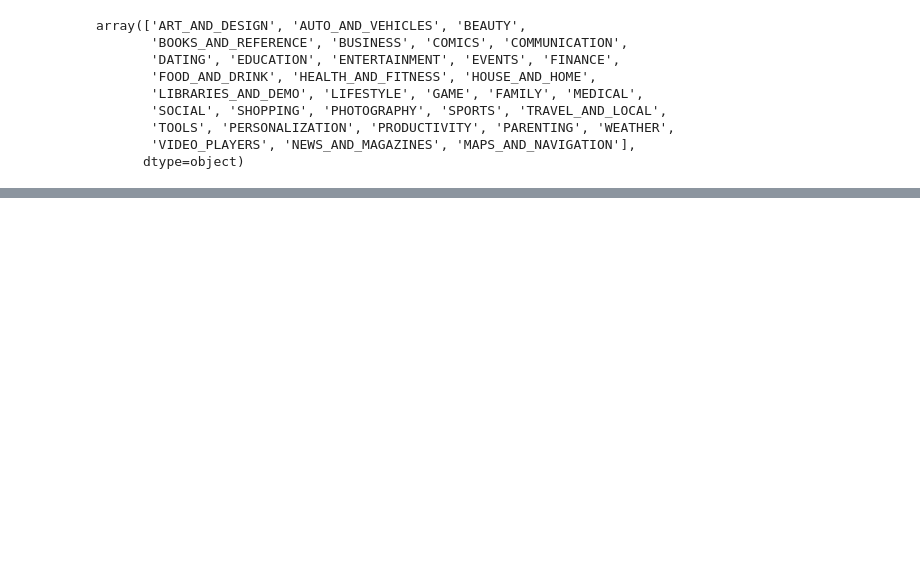
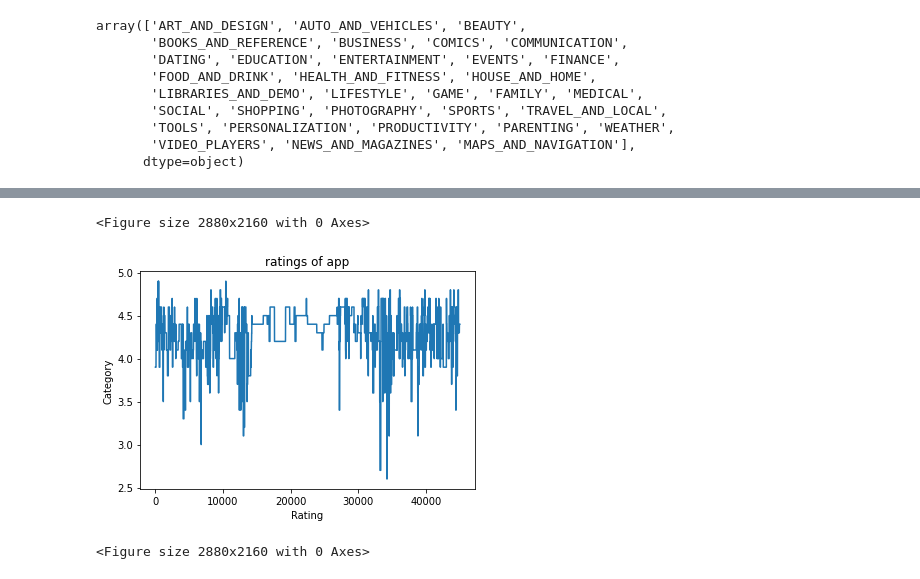
Before and after one commit to PatilTruptiU/EDA-PROJECT---Play-store-Analysis-, a Jupyter notebook: play_store_data_and_user_reviews_analysis_EDA_.ipynb, the cells around one changed output, grey strips where cells are left out. Drawn from its saved outputs; the diff is of its cells as text; code cells hidden in the pictures; blank space fills up the shorter version.

```diff
--- a/play_store_data_and_user_reviews_analysis_EDA_.ipynb
+++ b/play_store_data_and_user_reviews_analysis_EDA_.ipynb
@@ -405,0 +483,2 @@ p_df['Reviews']=p_df['Reviews'].apply(change_int)
+# %%
+u_df1 = u_df2.dropna(subset=["Translated_Review","Sentiment","Sentiment_Polarity","Sentiment_Subjectivity"],how="all")
@@ -405,0 +498,2 @@ p_df['Reviews']=p_df['Reviews'].apply(change_int)
+# %%
+u_df = u_df1.dropna(subset=["Translated_Review"])
@@ -405,0 +550,2 @@ p_df['Reviews']=p_df['Reviews'].apply(change_int)
+# %%
+df = pd.merge(p_df,u_df,how='inner',left_on='App',right_on='App')
@@ -405,0 +591,3 @@ p_df['Reviews']=p_df['Reviews'].apply(change_int)
+# %%
+ratings_of_app = df.Rating.sort_index()
+ratings_of_app
@@ -405,0 +607,12 @@ p_df['Reviews']=p_df['Reviews'].apply(change_int)
+# %%
+#tratings of app
+#create the polt object
+plt.plot(ratings_of_app)
+plt.title('ratings of app')
+plt.xlabel('Rating')
+plt.ylabel('Category')
+plt.figure(figsize=(40,30))
+# %% [output]
+<Figure size 2880x2160 with 0 Axes>
+[figure, added]
+<Figure size 2880x2160 with 0 Axes>
```
Also changed, not shown: parts of 51 cells of this notebook.
